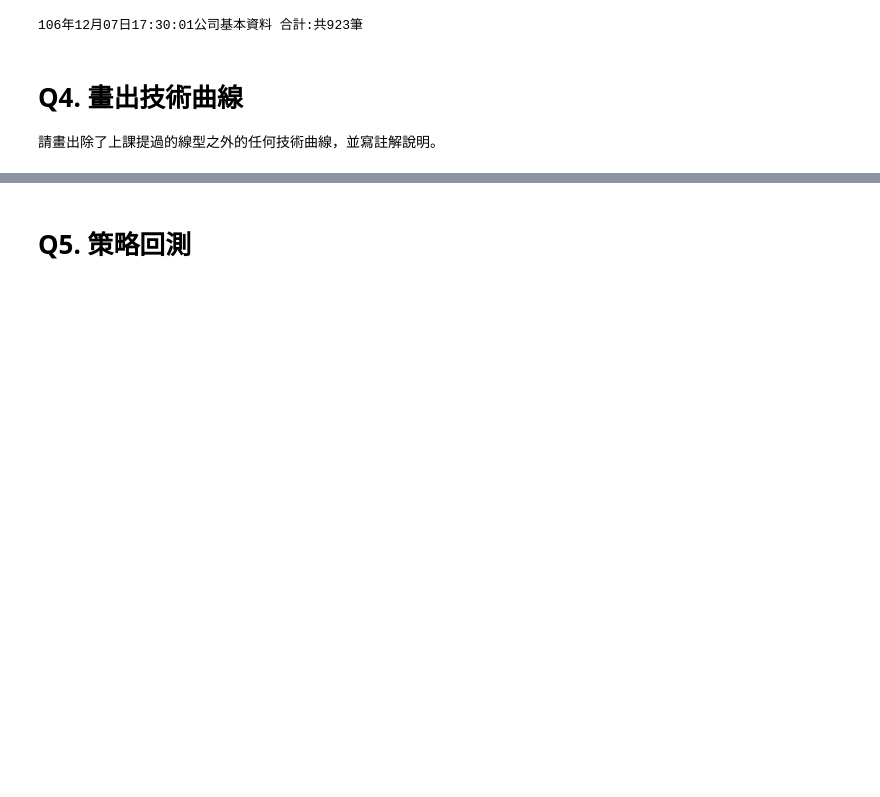
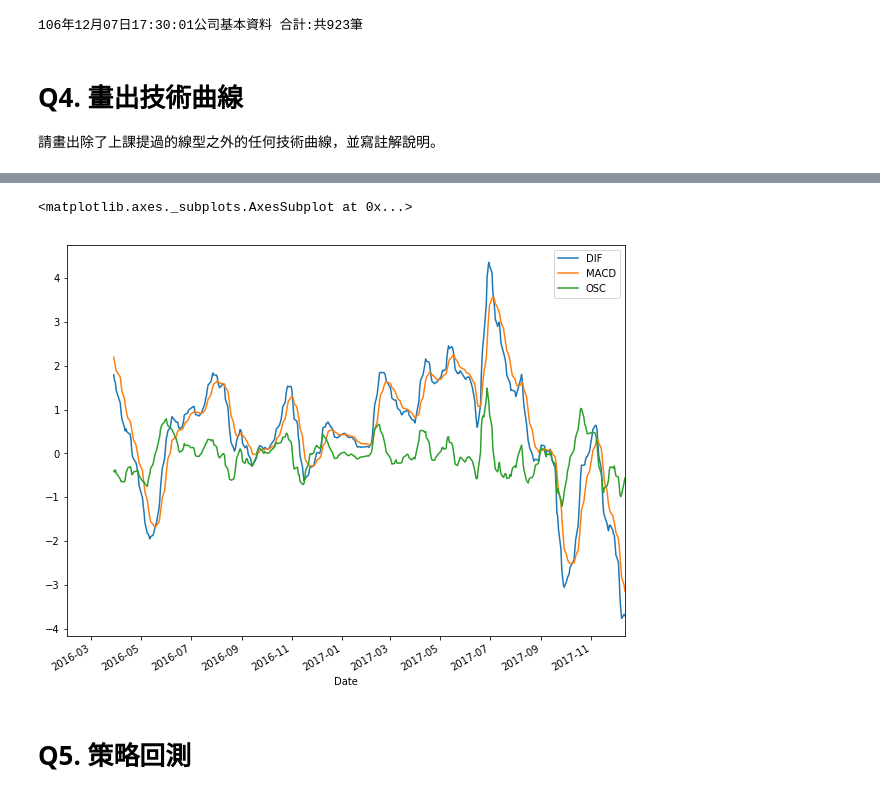
Before and after one commit to tungp03/2016FM617, a Jupyter notebook: midterm/Midterm.ipynb, the cells around one changed output, grey strips where cells are left out. Saved outputs shown, nothing was run; the diff lists cells and outputs as text; code cells hidden in the pictures; blank space fills up the shorter version.

```diff
--- a/midterm/Midterm.ipynb
+++ b/midterm/Midterm.ipynb
@@ -153,3 +176,8 @@ df[['Close', '20d', '60d']].plot(legend='best', figsize=(10,8))
+# %%
+tw2317[['DIF','MACD','OSC']].plot(legend='best', figsize=(10,8))
+# %% [output]
+<matplotlib.axes._subplots.AxesSubplot at 0x...>
+[figure, added]
 # %% [markdown]
 # Q5. 策略回測
 # %%
```
Also changed, not shown: parts of 6 cells of this notebook.
